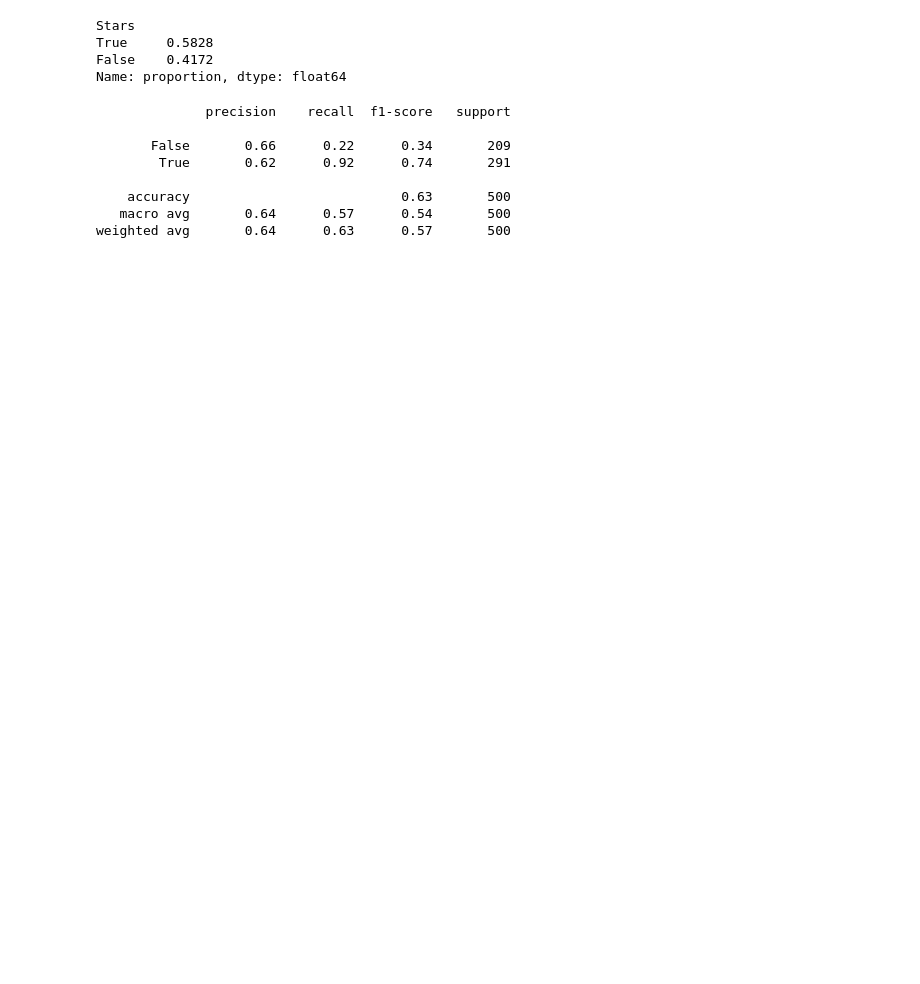
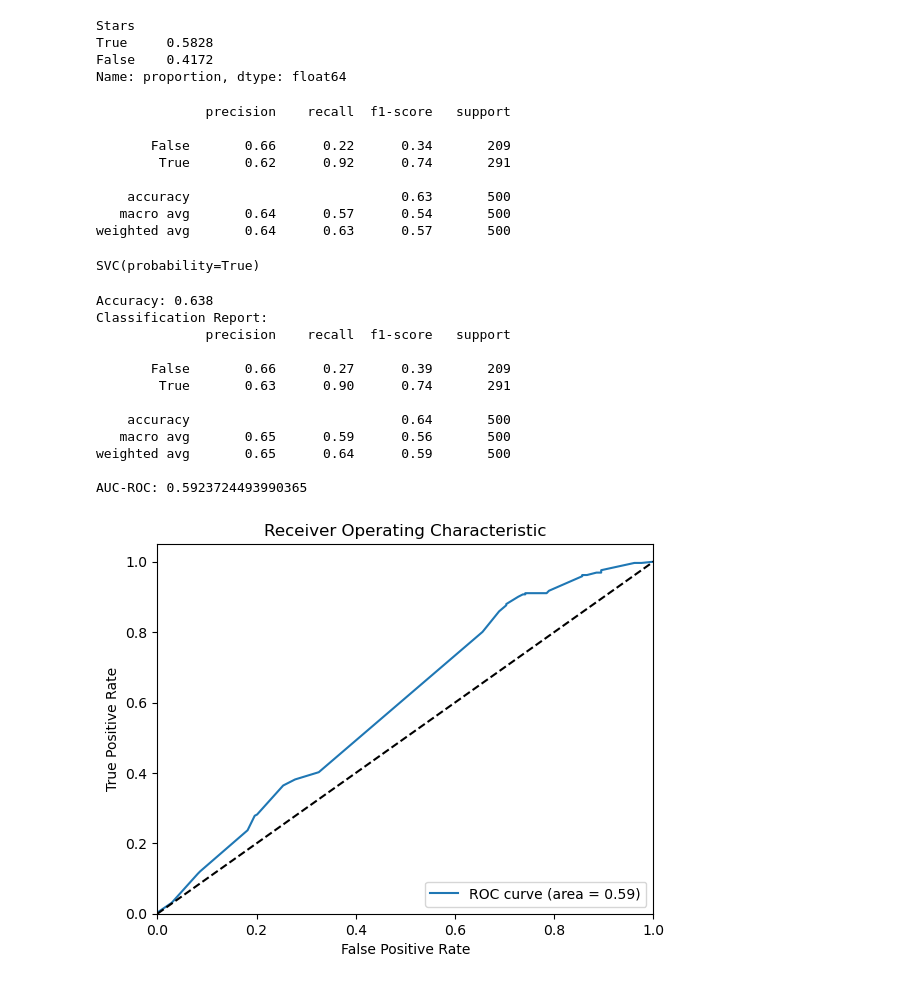
Before and after one commit to delafuenteO/ProyectoSQL_AppleStore, a Jupyter notebook: ramen_adlf.ipynb, the cells around one changed output. Saved outputs shown, nothing was run; the diff lists cells and outputs as text; code cells hidden in the pictures; blank space fills up the shorter version.

```diff
--- a/ramen_adlf.ipynb
+++ b/ramen_adlf.ipynb
@@ -301,3 +302,46 @@ print(classification_report(y_test, y_pred))
     accuracy                           0.63       500
    macro avg       0.64      0.57      0.54       500
 weighted avg       0.64      0.63      0.57       500
+# %%
+svm_model = SVC(probability=True)
+svm_model.fit(X_train, y_train)
+# %% [output]
+SVC(probability=True)
+# %%
+y_pred = svm_model.predict(X_test)
+y_proba = svm_model.predict_proba(X_test)[:, 1]
+
+accuracy = accuracy_score(y_test, y_pred)
+class_report = classification_report(y_test, y_pred)
+roc_auc = roc_auc_score(y_test, y_proba)
+
+print(f"Accuracy: {accuracy}")
+print(f"Classification Report:\n{class_report}")
+print(f"AUC-ROC: {roc_auc}")
+
+
+fpr, tpr, _ = roc_curve(y_test, y_proba)
+plt.figure()
+plt.plot(fpr, tpr, label=f'ROC curve (area = {roc_auc:.2f})')
+plt.plot([0, 1], [0, 1], 'k--')
+plt.xlim([0.0, 1.0])
+plt.ylim([0.0, 1.05])
+plt.xlabel('False Positive Rate')
+plt.ylabel('True Positive Rate')
+plt.title('Receiver Operating Characteristic')
+plt.legend(loc="lower right")
+plt.show()
+# %% [output]
+Accuracy: 0.638
+Classification Report:
+              precision    recall  f1-score   support
+
+       False       0.66      0.27      0.39       209
+        True       0.63      0.90      0.74       291
+
+    accuracy                           0.64       500
+   macro avg       0.65      0.59      0.56       500
+weighted avg       0.65      0.64      0.59       500
+
+AUC-ROC: 0.5923724493990365
+[figure, added]
```
Also changed, not shown: parts of 4 cells of this notebook.
